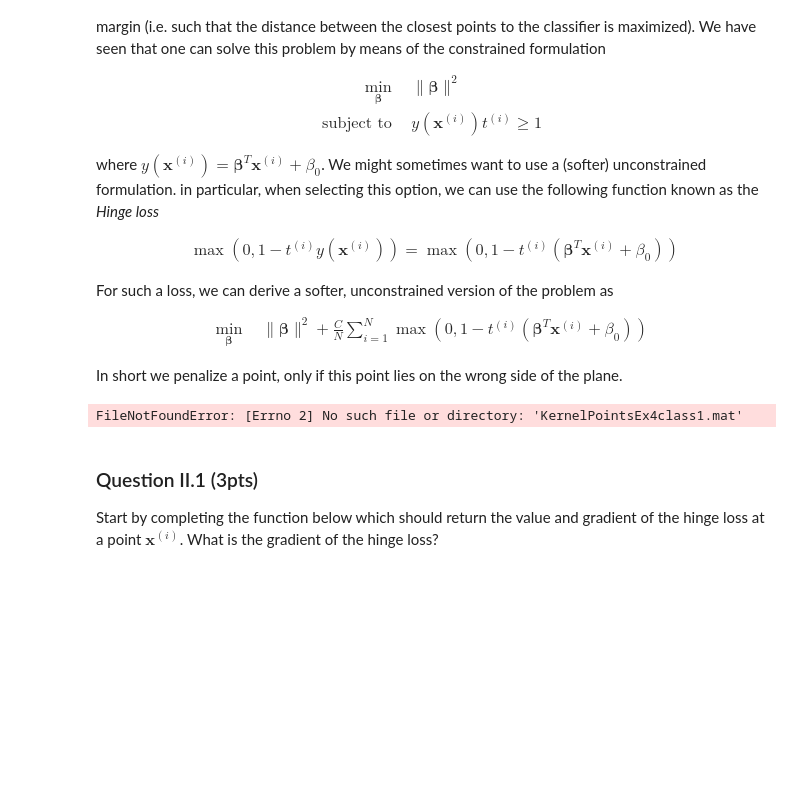
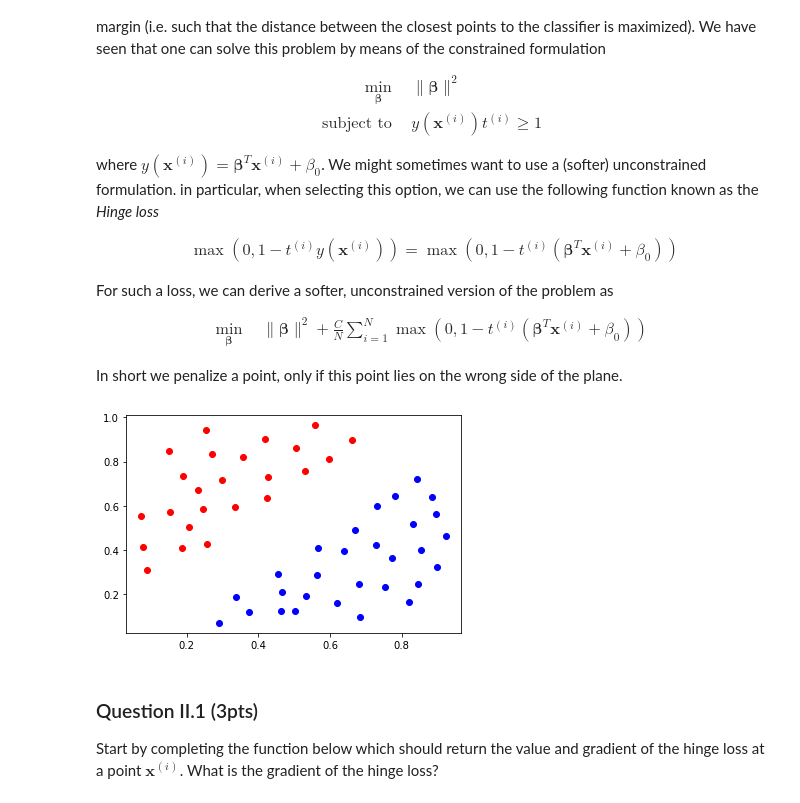
Before and after one commit to Averyyy/Introduction2MLSpring2022, a Jupyter notebook: Assignments/Assignment3/Assignment3Spring2022.ipynb, the cells around one changed output. Drawn from its saved outputs; the diff is of its cells as text; code cells hidden in the pictures; blank space fills up the shorter version.

```diff
--- a/Assignments/Assignment3/Assignment3Spring2022.ipynb
+++ b/Assignments/Assignment3/Assignment3Spring2022.ipynb
@@ -249,19 +249,19 @@ For such a loss, we can derive a softer, unconstrained version of the problem as
 
 In short we penalize a point, only if this point lies on the wrong side of the plane.
 # %%
-# import numpy as np
-# import matplotlib.pyplot as plt
+import numpy as np
+import matplotlib.pyplot as plt
 
-# from scipy.io import loadmat
-# pointsClass1 = loadmat('KernelPointsEx4class1.mat')['PointsEx4class1']
-# pointsClass2 = loadmat('KernelPointsEx4class2.mat')['PointsEx4class2']
+from scipy.io import loadmat
+pointsClass1 = loadmat('KernelPointsEx4class1.mat')['PointsEx4class1']
+pointsClass2 = loadmat('KernelPointsEx4class2.mat')['PointsEx4class2']
 
 
-# plt.scatter(pointsClass1[:,0], pointsClass1[:,1], c='r')
-# plt.scatter(pointsClass2[:,0], pointsClass2[:,1], c='b')
-# plt.show()
+plt.scatter(pointsClass1[:,0], pointsClass1[:,1], c='r')
+plt.scatter(pointsClass2[:,0], pointsClass2[:,1], c='b')
+plt.show()
 # %% [output]
-FileNotFoundError: [Errno 2] No such file or directory: 'KernelPointsEx4class1.mat'
+[figure, added]
 # %% [markdown]
 ### Question II.1 (3pts)
 
```
Also changed, not shown: parts of 8 cells of this notebook.
